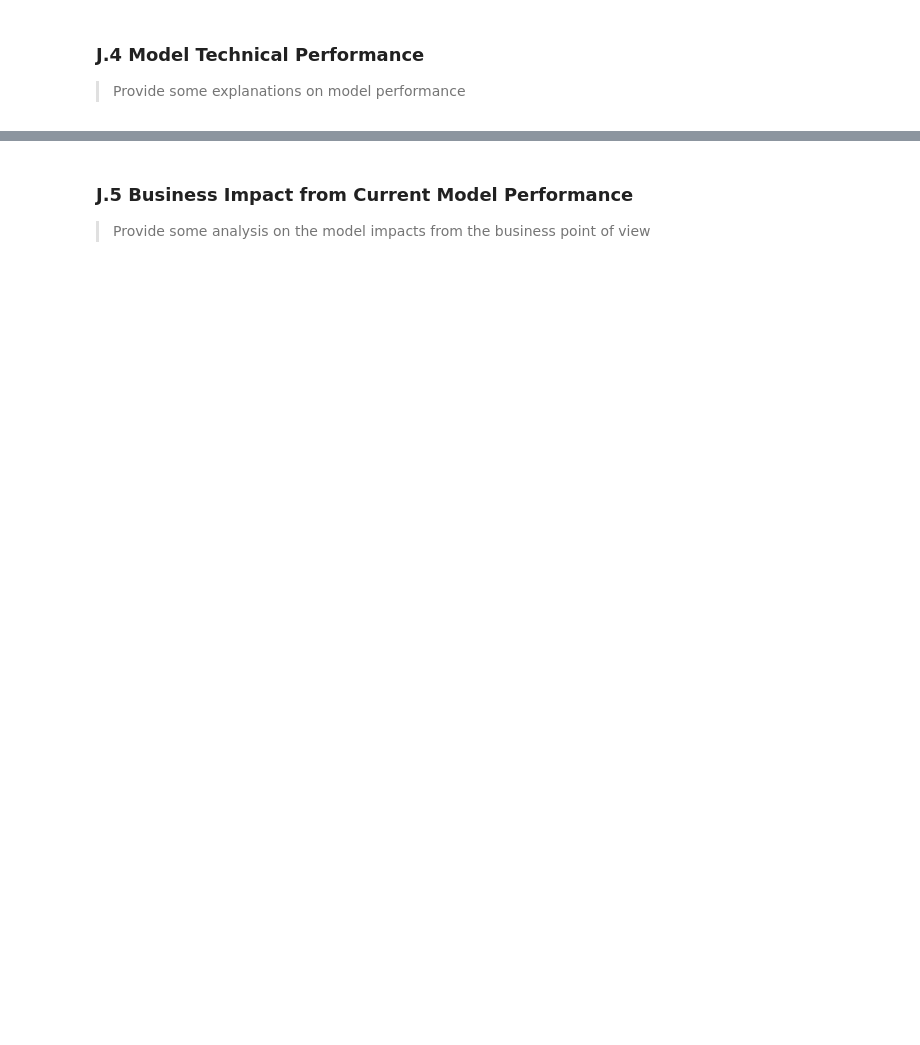
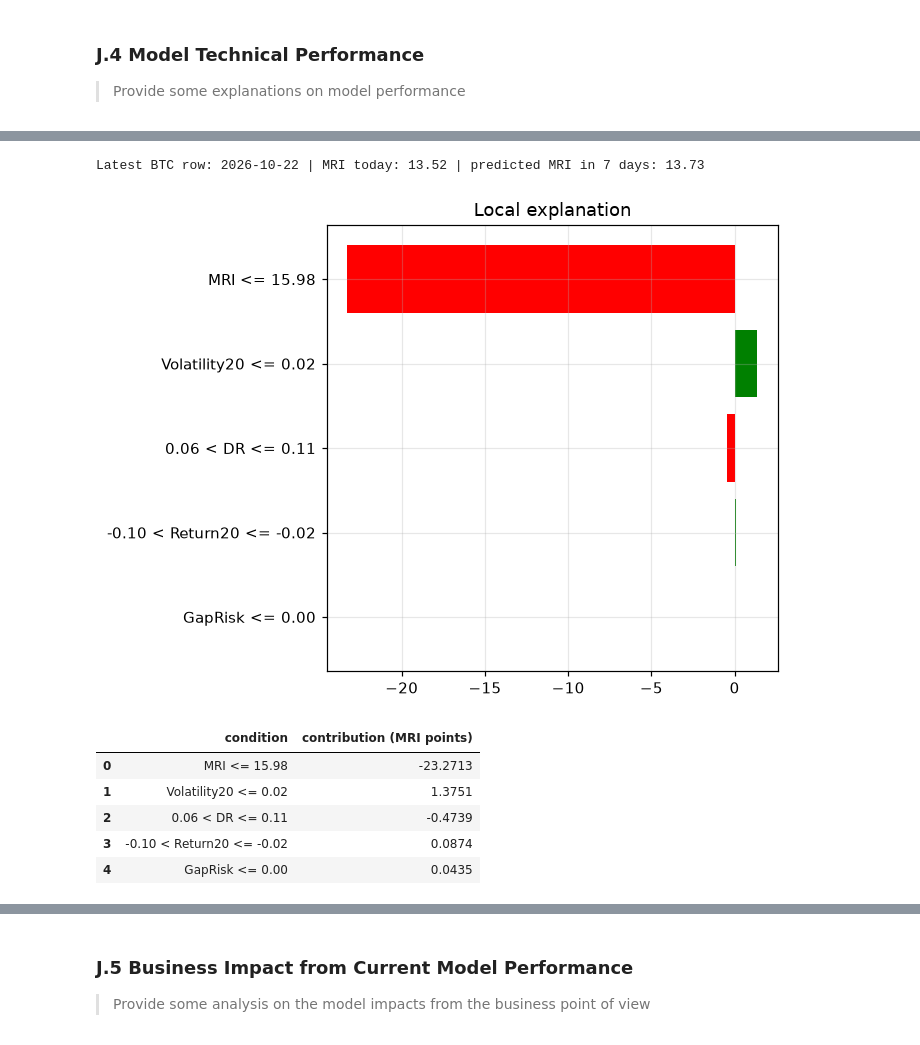
Before and after one commit to vigneshcrack/36120-26SP-AT3-Group08-experiments, a Jupyter notebook: notebooks/student_b/36120_26SP_AT3_08_25740287_experiment.ipynb, the cells around one changed output, grey strips where cells are left out. Cells and saved outputs as stored; diff of their text form; code cells hidden in the pictures; blank space fills up the shorter version.

```diff
--- a/notebooks/student_b/36120_26SP_AT3_08_25740287_experiment.ipynb
+++ b/notebooks/student_b/36120_26SP_AT3_08_25740287_experiment.ipynb
@@ -1194,30 +2006,25 @@ degradation
 # %%
 # Local explainability: LIME explanation of the latest available prediction for BTC
-lime_X = X_trval.copy()
-cat_idx = [features_list.index("token")] if "token" in features_list else []
-if cat_idx:
-    lime_X["token"] = lime_X["token"].cat.codes
-
-
-def predict_numeric(values):
-    frame = pd.DataFrame(values, columns=features_list)
-    if cat_idx:
-        frame["token"] = pd.Categorical.from_codes(frame["token"].round().astype(int).clip(0, len(TOKENS) - 1), categories=TOKENS)
-    return final_model.predict(frame)
-
-
-explainer = LimeTabularExplainer(
-    lime_X.to_numpy(dtype=float), feature_names=features_list, mode="regression",
-    categorical_features=cat_idx, categorical_names={i: TOKENS for i in cat_idx}, random_state=SEED,
-)
-example = latest_rows[latest_rows.token == "BTC"][features_list].copy()
-if cat_idx:
-    example["token"] = example["token"].cat.codes
-explanation = explainer.explain_instance(example.to_numpy(dtype=float)[0], predict_numeric, num_features=len(features_list))
+lime_background = dataset.loc[trval_mask, RESIDUAL_FEATURES].to_numpy(dtype=float)
+explainer = LimeTabularExplainer(lime_background, feature_names=RESIDUAL_FEATURES, mode="regression",
+                                 random_state=SEED)
+example = latest_rows[latest_rows.token == "BTC"][RESIDUAL_FEATURES]
+example_pred = SystemPredictor().predict(example)[0]
+explanation = explainer.explain_instance(example.to_numpy(dtype=float)[0], SystemPredictor().predict,
+                                         num_features=len(RESIDUAL_FEATURES))
 print("Latest BTC row:", latest_rows.loc[latest_rows.token == "BTC", "date"].dt.date.iloc[0],
-      "| predicted MRI in 7 days:", round(float(predict_numeric(example.to_numpy(dtype=float))[0]), 2))
+      "| MRI today:", round(float(example["MRI"].iloc[0]), 2), "| predicted MRI in 7 days:", round(float(example_pred), 2))
 explanation.as_pyplot_figure()
 plt.tight_layout()
 plt.savefig(FIG_DIR / "j4_lime_btc.png", bbox_inches="tight")
 plt.show()
 pd.DataFrame(explanation.as_list(), columns=["condition", "contribution (MRI points)"])
+# %% [output]
+Latest BTC row: 2026-10-22 | MRI today: 13.52 | predicted MRI in 7 days: 13.73
+[figure, added]
+|  | condition | contribution (MRI points) |
+| 0 | MRI <= 15.98 | -23.2713 |
+| 1 | Volatility20 <= 0.02 | 1.3751 |
+| 2 | 0.06 < DR <= 0.11 | -0.4739 |
+| 3 | -0.10 < Return20 <= -0.02 | 0.0874 |
+| 4 | GapRisk <= 0.00 | 0.0435 |
```
Also changed, not shown: parts of 123 cells of this notebook, 6 other files.
